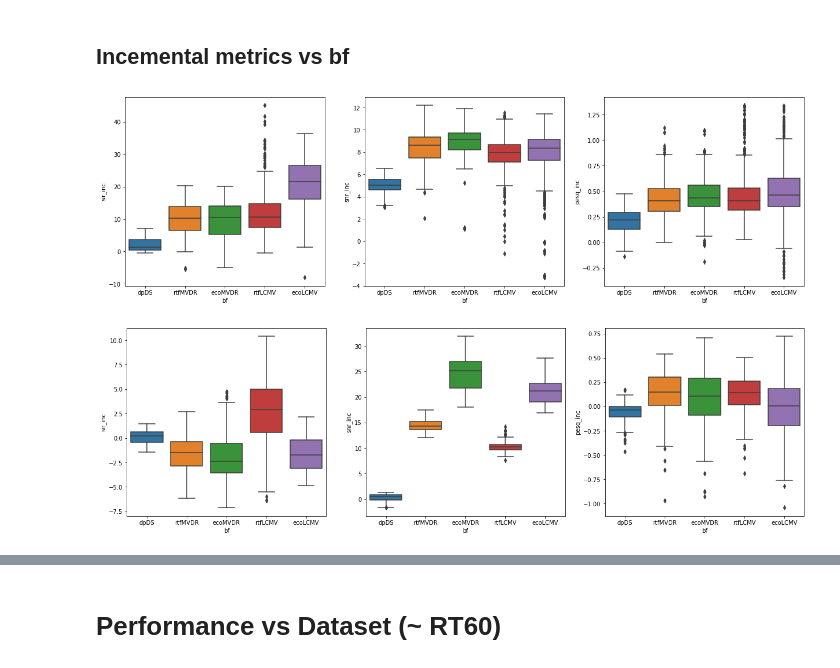
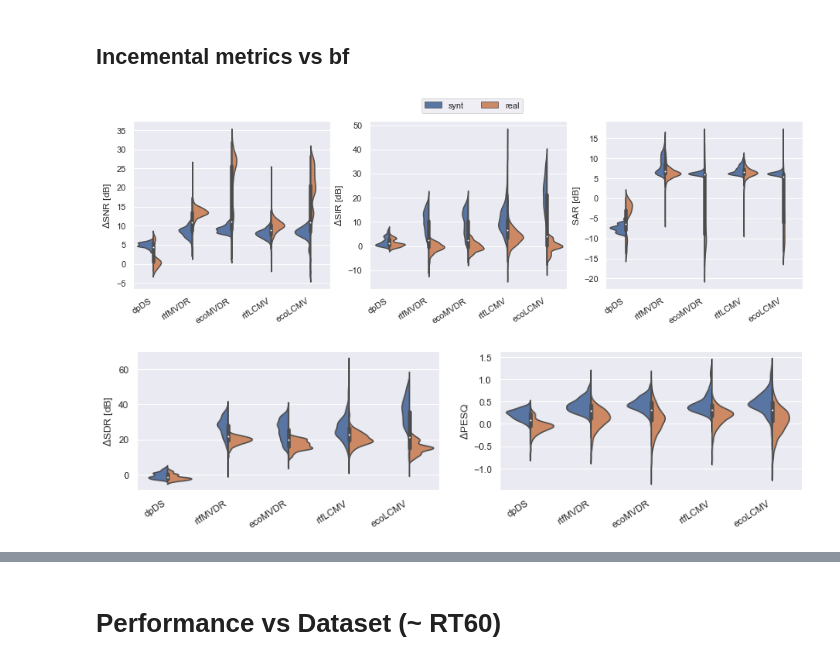
Before and after one commit to Chutlhu/dEchorate, a Jupyter notebook: notebooks/Echo aware Beamforming - results.ipynb, the cells around one changed output, grey strips where cells are left out. Saved outputs shown, nothing was run; the diff lists cells and outputs as text; code cells hidden in the pictures.

```diff
--- a/notebooks/Echo aware Beamforming - results.ipynb
+++ b/notebooks/Echo aware Beamforming - results.ipynb
@@ -75,27 +101,50 @@ for loc_res in loc_ress:
 # %% [markdown]
 ## Incemental metrics vs bf
-# %%
-# filter
-loc_res_synt = results_synt.copy()
-loc_res_real = results_real.copy()
-loc_ress = [loc_res_synt, loc_res_real]
-# plot
-for loc_res in loc_ress:
-    loc_res['sir_inc'] = loc_res['sir_out'] - loc_res['sir_in']
-    loc_res['snr_inc'] = loc_res['snr_out'] - loc_res['snr_in']
-    loc_res['pesq_inc'] = loc_res['pesq_out'] - loc_res['pesq_in']
-    # plot
-    plt.figure(figsize=(21,6))
-    plt.subplot(131)
-    sns.boxplot(x='bf', y="sir_inc",
-                data=loc_res)
-    plt.subplot(132)
-    sns.boxplot(x='bf', y="snr_inc",
-                data=loc_res)
-    plt.subplot(133)
-    sns.boxplot(x='bf', y="pesq_inc",
-                data=loc_res)
-    plt.show()
-# %% [output]
-[figure, removed]
-[figure, removed]
+# %%
+loc_res = results.copy()
+loc_res['sir_inc'] = loc_res['sir_out'] - loc_res['sir_in']
+loc_res['snr_inc'] = loc_res['snr_out'] - loc_res['snr_in']
+loc_res['pesq_inc'] = loc_res['pesq_out'] - loc_res['pesq_in']
+loc_res['sdr_inc'] = loc_res['sir_inc'] + loc_res['snr_inc'] + loc_res['sar_out']
+# plot
+plt.figure(figsize=(21,4))
+plt.subplot(141)
+g1 = sns.violinplot(x='bf', y="snr_inc", hue='data', data=loc_res, split=True)
+g1.set_xticklabels(g1.get_xticklabels(), rotation=33, horizontalalignment='right')
+g1.legend_.remove()
+g1.set(ylabel=r'$\Delta$SNR [dB]', xlabel='')
+
+plt.subplot(142)
+g2 = sns.violinplot(x='bf', y="sir_inc", hue='data', data=loc_res, split=True)
+g2.set_xticklabels(g2.get_xticklabels(), rotation=33, horizontalalignment='right')
+g2.legend_.remove()
+g2.legend(bbox_to_anchor=(0.3, 0.66, 0.5, 0.5), loc=1, ncol=2)
+g2.set(ylabel=r'$\Delta$SIR [dB]', xlabel='')
+
+plt.subplot(143)
+g4 = sns.violinplot(x='bf', y="sar_out", hue='data', data=loc_res, split=True)
+g4.set_xticklabels(g4.get_xticklabels(), rotation=33, horizontalalignment='right')
+g4.legend_.remove()
+g4.set(ylabel=r'SAR [dB]', xlabel='')
+
+plt.savefig('../recipes/echo_aware_processing/bsseval_results_box.pdf', dpi=300)
+plt.show()
+
+
+plt.figure(figsize=(14,3))
+plt.subplot(121)
+g4 = sns.violinplot(x='bf', y="sdr_inc", hue='data', data=loc_res, split=True)
+g4.set_xticklabels(g4.get_xticklabels(), rotation=33, horizontalalignment='right')
+g4.legend_.remove()
+g4.set(ylabel=r'$\Delta$SDR [dB]', xlabel='')
+
+plt.subplot(122)
+g3 = sns.violinplot(x='bf', y="pesq_inc", hue='data', data=loc_res, split=True)
+g3.set_xticklabels(g.get_xticklabels(), rotation=33, horizontalalignment='right')
+g3.legend_.remove()
+g3.set(ylabel=r'$\Delta$PESQ', xlabel='')
+plt.savefig('../recipes/echo_aware_processing/pesq_results_violin.pdf', dpi=300)
+plt.show()
+# %% [output]
+[figure, added]
+[figure, added]
```
Also changed, not shown: parts of 11 cells of this notebook, 13 other files.
